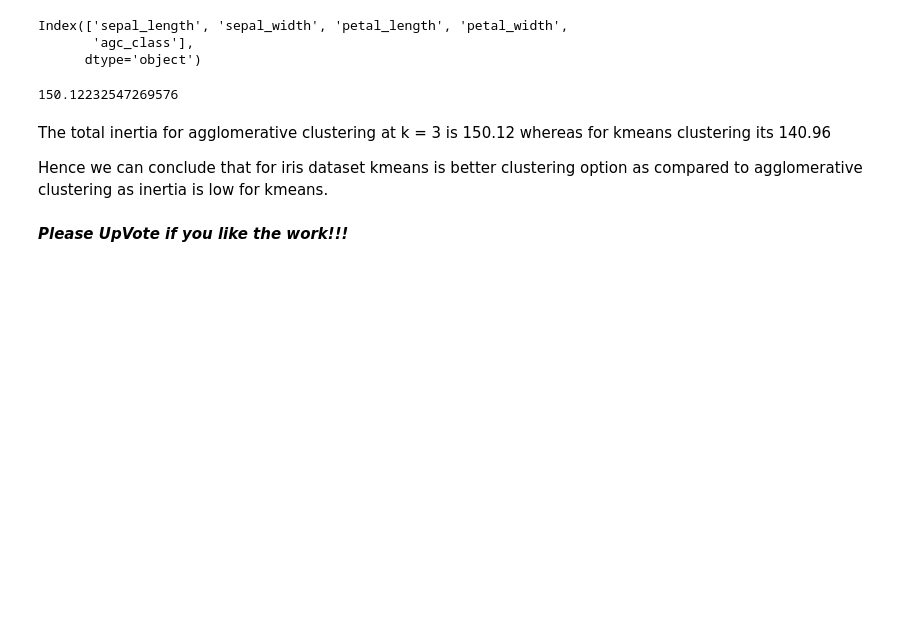
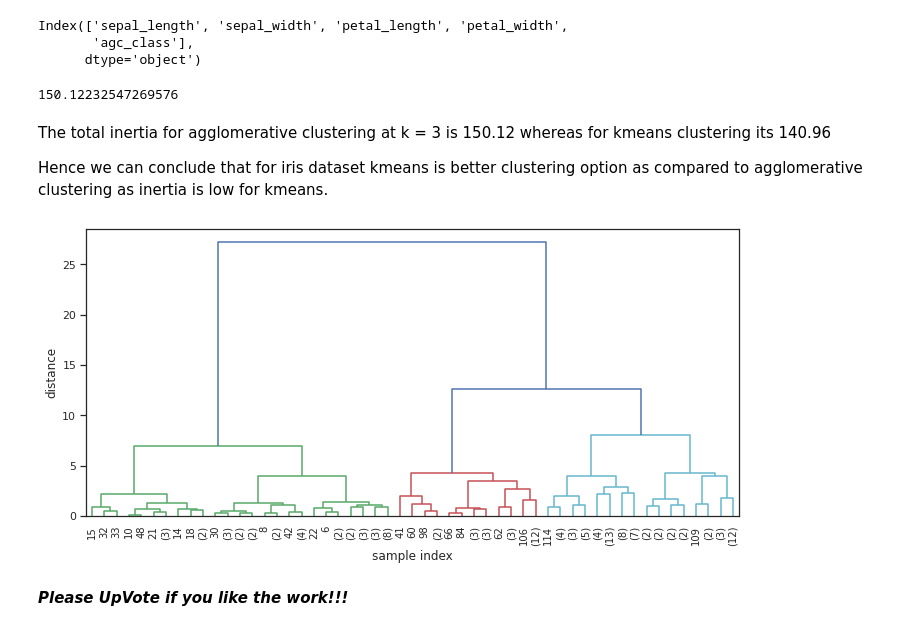
Before and after one commit to pratikasarkar/Unsupervised-Learning, a Jupyter notebook: Kmeans_vs_Agglomerative_Clustering.ipynb, the cells around one changed output. Saved outputs shown, nothing was run; the diff lists cells and outputs as text; code cells hidden in the pictures; blank space fills up the shorter version.

```diff
--- a/Kmeans_vs_Agglomerative_Clustering.ipynb
+++ b/Kmeans_vs_Agglomerative_Clustering.ipynb
@@ -156,5 +156,17 @@ total_inertia
 The total inertia for agglomerative clustering at k = 3 is 150.12 whereas for kmeans clustering its 140.96
 
 Hence we can conclude that for iris dataset kmeans is better clustering option as compared to agglomerative clustering as inertia is low for kmeans.
+# %%
+df_scaled.drop('agc_class',axis = 1,inplace = True)
+# %%
+from scipy.cluster.hierarchy import dendrogram,linkage
+plt.figure(figsize=(10,5))
+plt.xlabel('sample index')
+plt.ylabel('distance')
+z = linkage(df_scaled,method='ward')
+dendrogram(z,leaf_rotation=90,p = 5,color_threshold=12,leaf_font_size=10,truncate_mode='level')
+plt.tight_layout()
+# %% [output]
+[figure, added]
 # %% [markdown]
 ***Please UpVote if you like the work!!!***
```
